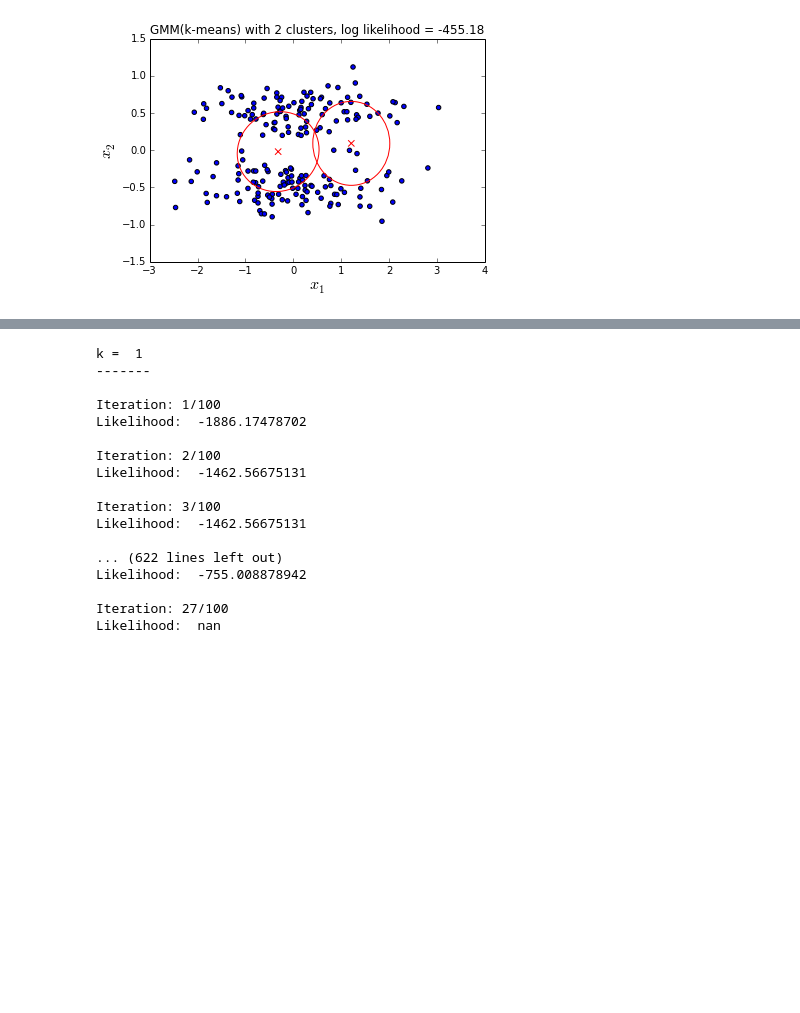
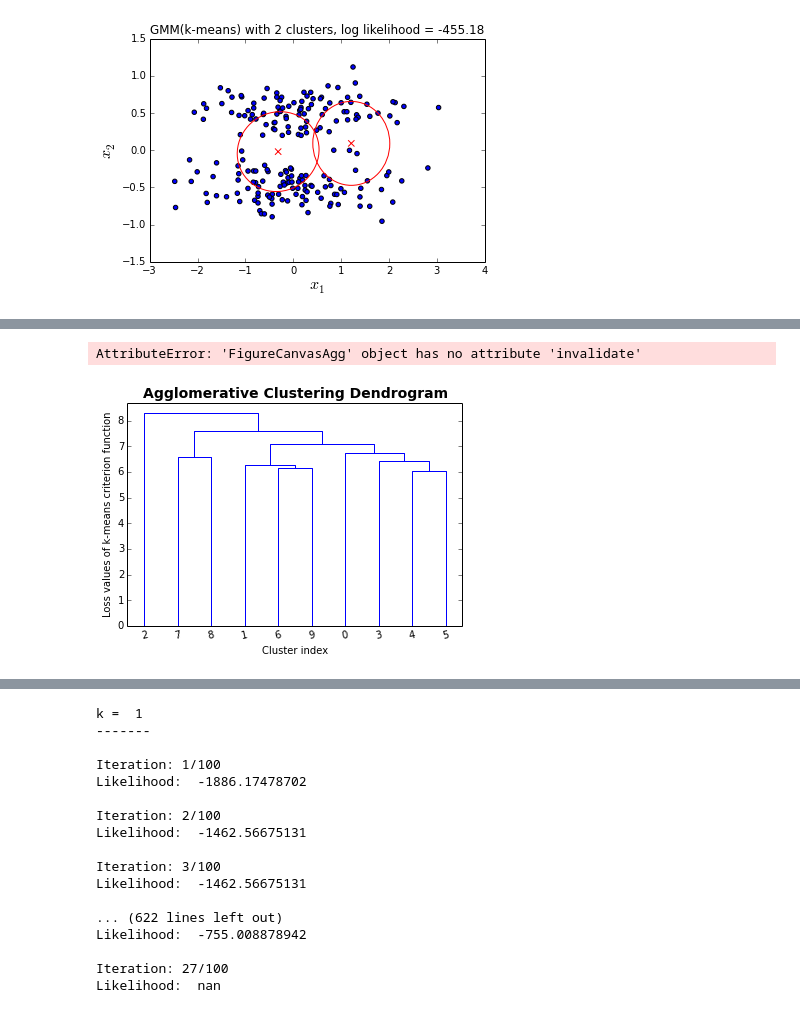
Before and after one commit to philjjoon/Lab-MachineLearning, a Jupyter notebook: ProblemSet-02/ps2_stubs_and_tests/ps2_application.ipynb, the cells around one changed output, grey strips where cells are left out. Drawn from its saved outputs; the diff is of its cells as text; code cells hidden in the pictures; blank space fills up the shorter version.

```diff
--- a/ProblemSet-02/ps2_stubs_and_tests/ps2_application.ipynb
+++ b/ProblemSet-02/ps2_stubs_and_tests/ps2_application.ipynb
@@ -428,0 +522,7 @@ pl.get_backend(
+# %%
+fig = pl.figure()
+ax = fig.add_subplot(111)
+imp.agglo_dendro(kmloss_usps_kmeans, mergeidx_usps_kmeans, ax)
+# %% [output]
+AttributeError: 'FigureCanvasAgg' object has no attribute 'invalidate'
+[figure, added]
```
Also changed, not shown: parts of 16 cells of this notebook, 33 other files.
